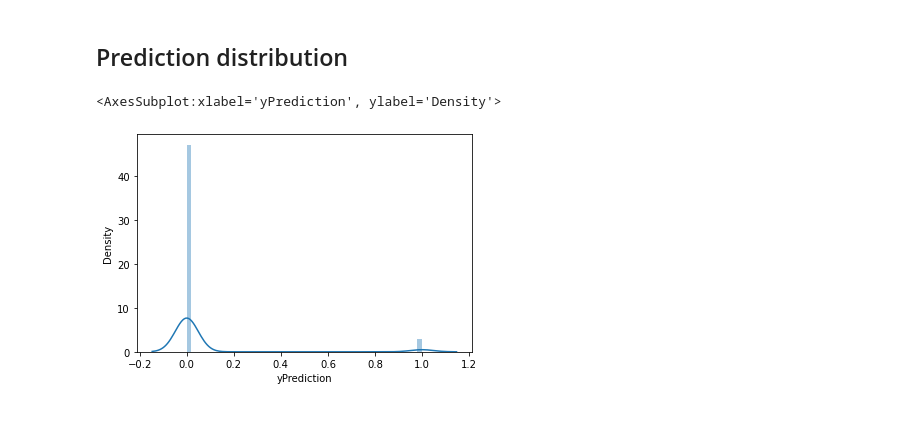
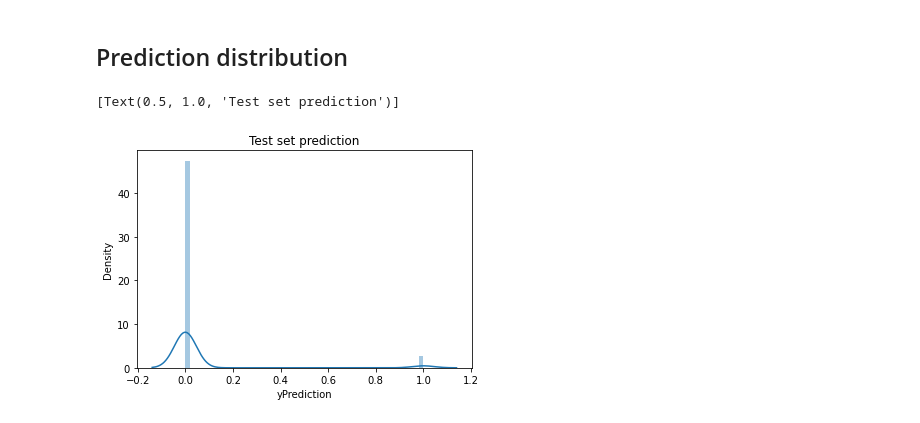
Before and after one commit to tamle2021/classification, a Jupyter notebook: sf.ipynb, the cells around one changed output. Drawn from its saved outputs; the diff is of its cells as text; code cells hidden in the pictures.

Commit message:
Update plot

```diff
--- a/sf.ipynb
+++ b/sf.ipynb
@@ -795,7 +795,7 @@ Logit Regression Results
 # %% [markdown]
 ## Prediction distribution
 # %%
-sns.distplot(dfFilterTest["yPrediction"])
+sns.distplot(dfFilterTest["yPrediction"]).set(title="Test set prediction")
 # %% [output]
-<AxesSubplot:xlabel='yPrediction', ylabel='Density'>
+[Text(0.5, 1.0, 'Test set prediction')]
-[figure, old version]
+[figure, new version]
```
Also changed, not shown: parts of 12 cells of this notebook, 1 other file.
